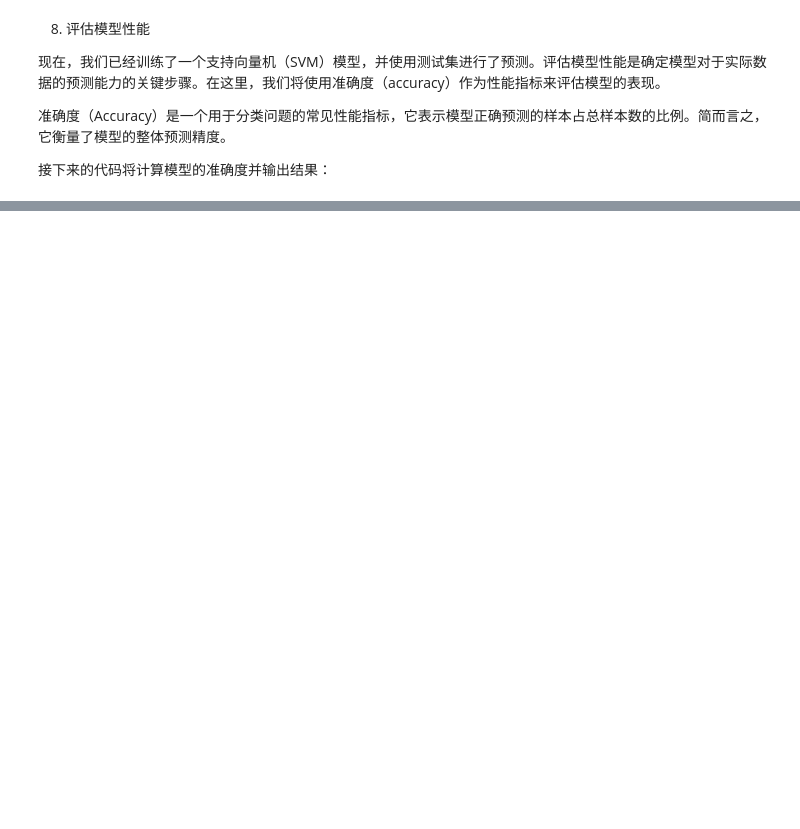
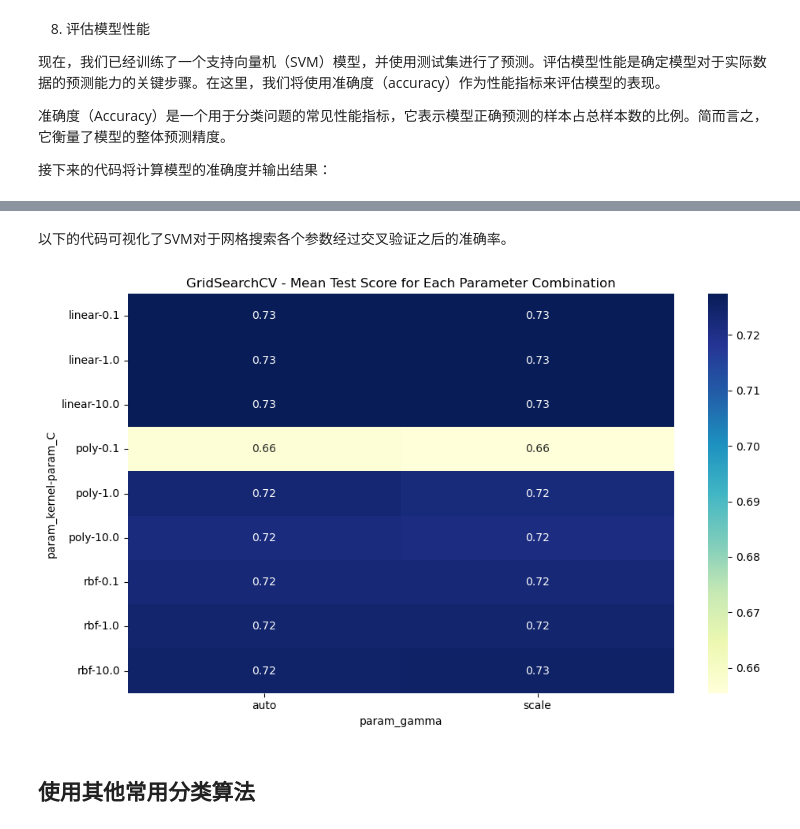
Before and after one commit to X-lab2017/OpenTEA101, a Jupyter notebook: bot_detection/05data_modeling.ipynb, the cells around one changed output, grey strips where cells are left out. Cells and saved outputs as stored; diff of their text form; code cells hidden in the pictures; blank space fills up the shorter version.

```diff
--- a/bot_detection/05data_modeling.ipynb
+++ b/bot_detection/05data_modeling.ipynb
@@ -80,7 +94,7 @@ train_df, test_df = train_test_split(df, test_size=0.2, random_state=42)
 首先，我们需要选择哪些特征（或属性）将用于预测任务。在这个示例中，我们选择了以下特征列：'public_repos'，'public_gists'，'followers'，和 'following'。这些特征将用于训练模型来预测一个用户的 'type'，这个类型可能代表了用户在某个社交媒体或平台上的活跃程度等信息。
 # %%
 # 3. 选择用于预测的特征列
-feature_columns = ['public_repos', 'public_gists', 'followers', 'following']
+feature_columns = ['type', 'site_admin', 'company', 'blog', 'location', 'hireable', 'public_repos', 'public_gists', 'followers', 'following', 'text_bot_count']
 # %% [markdown]
 2. 训练集和测试集的输入特征：
 
@@ -97,10 +111,10 @@ X_test = test_df[feature_columns]
 除了输入特征外，我们还需要确定目标标签，也就是我们要预测的内容。在这个例子中，我们的目标是用户的 'type'。我们将 'type' 列分配给训练集标签（y_train）和测试集标签（y_test）
 # %%
 # 6. 训练集的标签
-y_train = train_df['type']
+y_train = train_df['label']
 
 # 7. 测试集的标签
-y_test = test_df['type']
+y_test = test_df['label']
 # %% [markdown]
 4. 数据标准化：
 
@@ -115,6 +129,5 @@ X_test_scaled = scaler.transform(X_test)
 
 在数据准备工作完成后，我们选择了一个支持向量机（SVM）分类器来进行模型训练。SVM是一种强大的监督学习算法，适用于分类问题。
 # %%
-
 # 9. 创建一个SVM分类器
-clf = SVC()
+clf = SVC(probability=True)
@@ -120,0 +144,10 @@ clf = SVC()
+# %%
+param_grid_svm = {
+    'C': [0.1, 1, 10],
+    'kernel': ['linear', 'poly', 'rbf'],
+    'gamma': ['scale', 'auto']
+}
+grid_search_svm = GridSearchCV(clf, param_grid_svm, cv=3)
+grid_search_svm.fit(X_train_scaled, y_train)
+best_params_svm = grid_search_svm.best_params_
+best_params_svm
@@ -150,2 +206,19 @@ print("模型的准确度:", accuracy)
+# %% [markdown]
+以下的代码可视化了SVM对于网格搜索各个参数经过交叉验证之后的准确率。
+# %%
+import seaborn as sns
+cv_results = pd.DataFrame(grid_search_svm.cv_results_)[['param_C', 'param_kernel', 'param_gamma', 'mean_test_score']]
+pivot_table = cv_results.pivot_table(index=['param_kernel', 'param_C'], columns='param_gamma', values='mean_test_score')
+
+# 可视化参数网格搜索过程
+plt.figure(figsize=(10, 6))
+sns.heatmap(pivot_table, annot=True, cmap='YlGnBu', cbar=True)
+plt.title('GridSearchCV - Mean Test Score for Each Parameter Combination')
+plt.tight_layout()
+plt.show()
+# %% [output]
+[figure, added]
+# %% [markdown]
+## 使用其他常用分类算法
 # %%
 import pandas as pd
```
Also changed, not shown: parts of 14 cells of this notebook, 11 other files.
